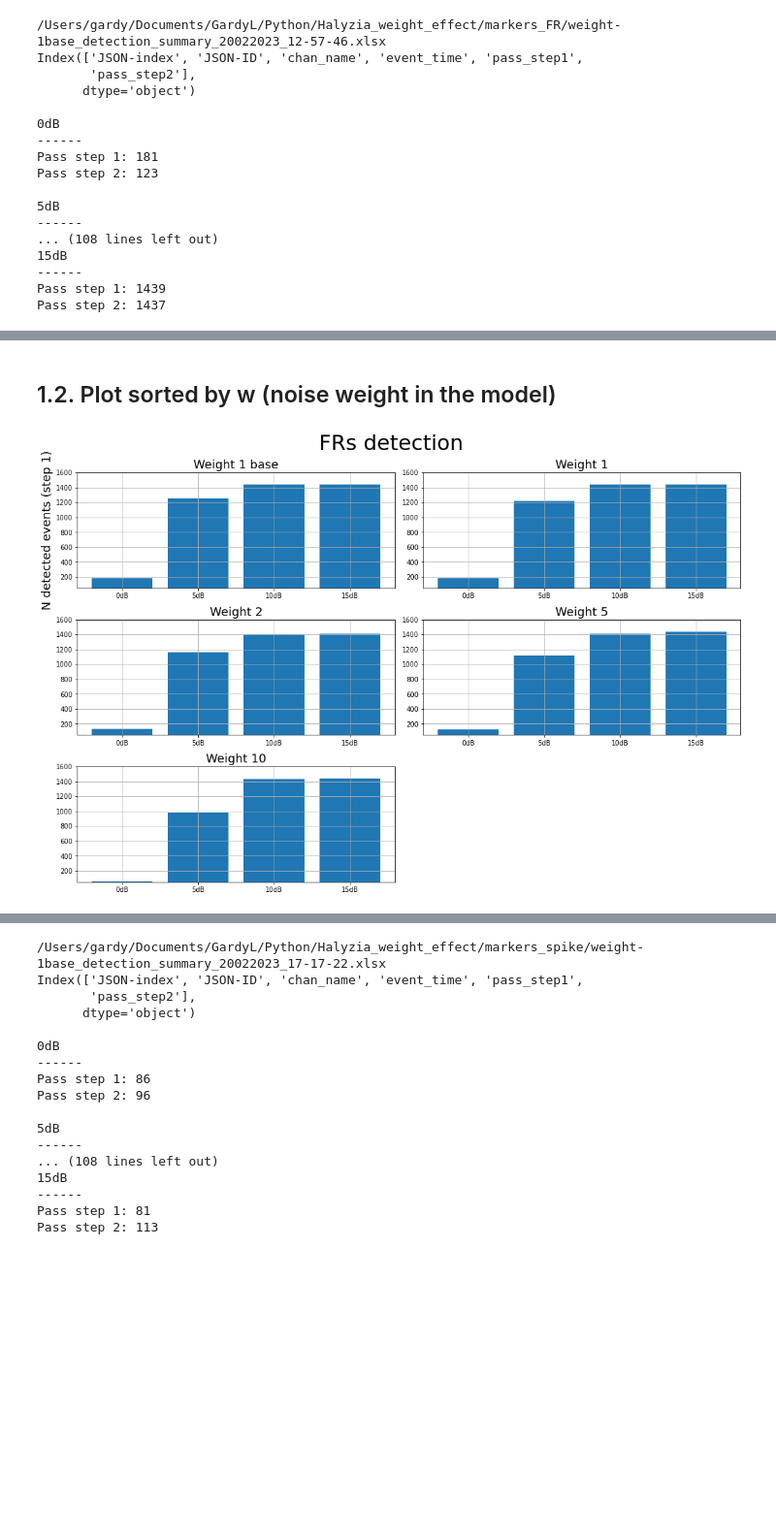
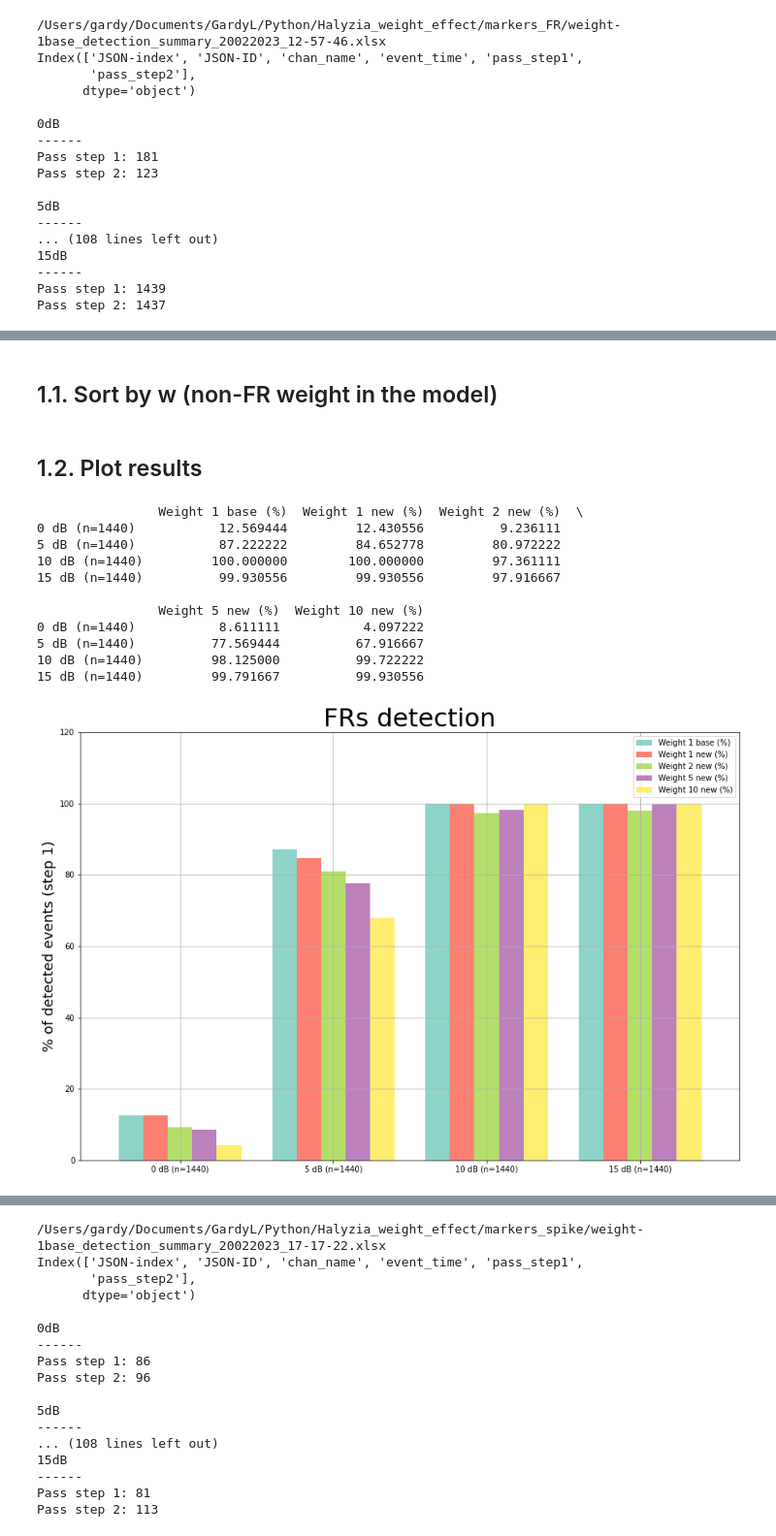
Before and after one commit to LudovicGardy/halyzia_CNN_weights, a Jupyter notebook: Halyzia_weight_effect.ipynb, the cells around one changed output, grey strips where cells are left out. Shown: that part at 97% size. Cells and saved outputs as stored; diff of their text form; code cells hidden in the pictures; blank space fills up the shorter version.

Commit message:
Added a readme and improved graphical representations

```diff
--- a/Halyzia_weight_effect.ipynb
+++ b/Halyzia_weight_effect.ipynb
@@ -145,5 +114,5 @@ plt.tight_layout()
 # %% [markdown]
-## 1.2. Plot sorted by w (noise weight in the model)
+## 1.1. Sort by w (non-FR weight in the model)
 # %%
 w_1_1 = []
 w_1_2 = []
@@ -175,35 +144,38 @@ w_10.append(step1_db0[4])
 w_10.append(step1_db5[4])
 w_10.append(step1_db10[4])
 w_10.append(step1_db15[4])
-
-f, ax = plt.subplots(3,2, figsize=(15,10))
-
-f.suptitle("FRs detection", fontsize=32)
-
-ax[0,0].bar(x=["0dB","5dB","10dB","15dB"],height=w_1_1)
-ax[0,0].set_title("Weight 1 base", fontsize=18)
-ax[0,0].grid()
-ax[0,0].set_ylim(50,1600)
-ax[0,0].set_ylabel("N detected events (step 1)", fontsize=18)
-ax[0,1].bar(x=["0dB","5dB","10dB","15dB"],height=w_1_2)
-ax[0,1].set_title("Weight 1", fontsize=18)
-ax[0,1].grid()
-ax[0,1].set_ylim(50,1600)
-ax[1,0].bar(x=["0dB","5dB","10dB","15dB"],height=w_2)
-ax[1,0].set_title("Weight 2", fontsize=18)
-ax[1,0].grid()
-ax[1,0].set_ylim(50,1600)
-ax[1,1].bar(x=["0dB","5dB","10dB","15dB"],height=w_5)
-ax[1,1].set_title("Weight 5", fontsize=18)
-ax[1,1].grid()
-ax[1,1].set_ylim(50,1600)
-ax[2,0].bar(x=["0dB","5dB","10dB","15dB"],height=w_10)
-ax[2,0].set_title("Weight 10", fontsize=18)
-ax[2,0].grid()
-ax[2,0].set_ylim(50,1600)
-ax[2,1].axis('off')
-
-plt.tight_layout()
-# %% [output]
-[figure, removed]
+# %% [markdown]
+## 1.2. Plot results
+# %%
+res_dict = {"Weight 1 base": np.array(w_1_1)/14.40,
+           "Weight 1 new" : np.array(w_1_2)/14.40,
+           "Weight 2 new" : np.array(w_2)/14.40,
+           "Weight 5 new" : np.array(w_5)/14.40,
+           "Weight 10 new" : np.array(w_10)/14.40,
+          }
+
+res_df = pd.DataFrame(res_dict, index = ["0 dB (n=1440)", "5 dB (n=1440)", "10 dB (n=1440)", "15 dB (n=1440)"])
+print(res_df)
+
+
+res_df.plot(kind='bar', figsize=(15,10), colormap='Set3', width=.8)
+plt.title("FRs detection", fontsize = 32)
+plt.ylabel("% of detected events (step 1)", fontsize=18)
+plt.gca().yaxis.set_major_formatter(ticker.FormatStrFormatter('%.0f'))
+plt.gca().xaxis.set_tick_params(rotation=0)
+plt.ylim(0,120)
+plt.grid()
+# %% [output]
+                Weight 1 base (%)  Weight 1 new (%)  Weight 2 new (%)  \
+0 dB (n=1440)           12.569444         12.430556          9.236111
+5 dB (n=1440)           87.222222         84.652778         80.972222
+10 dB (n=1440)         100.000000        100.000000         97.361111
+15 dB (n=1440)          99.930556         99.930556         97.916667
+
+                Weight 5 new (%)  Weight 10 new (%)
+0 dB (n=1440)           8.611111           4.097222
+5 dB (n=1440)          77.569444          67.916667
+10 dB (n=1440)         98.125000          99.722222
+15 dB (n=1440)         99.791667          99.930556
+[figure, added]
 # %% [markdown]
```
Also changed, not shown: parts of 12 cells of this notebook, 5 other files.
